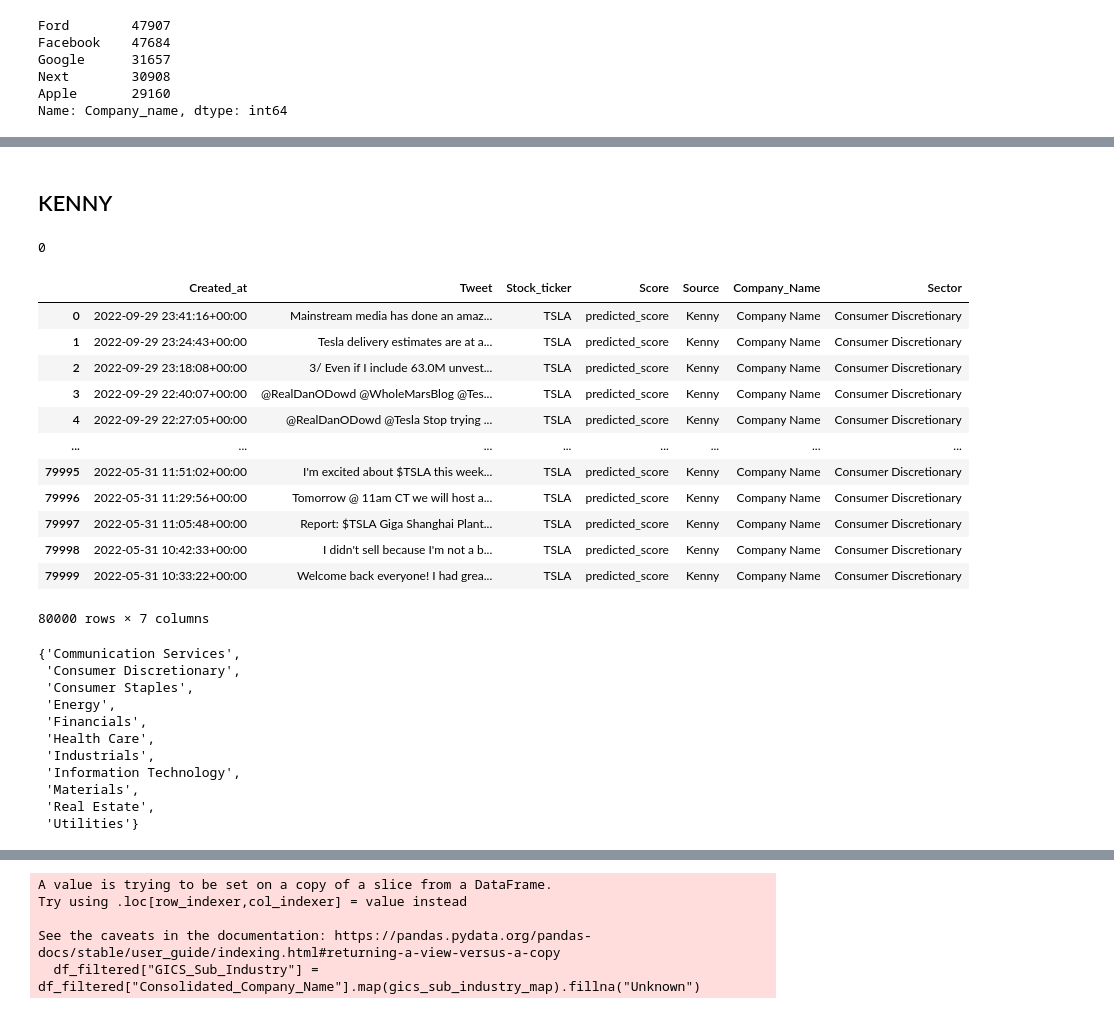
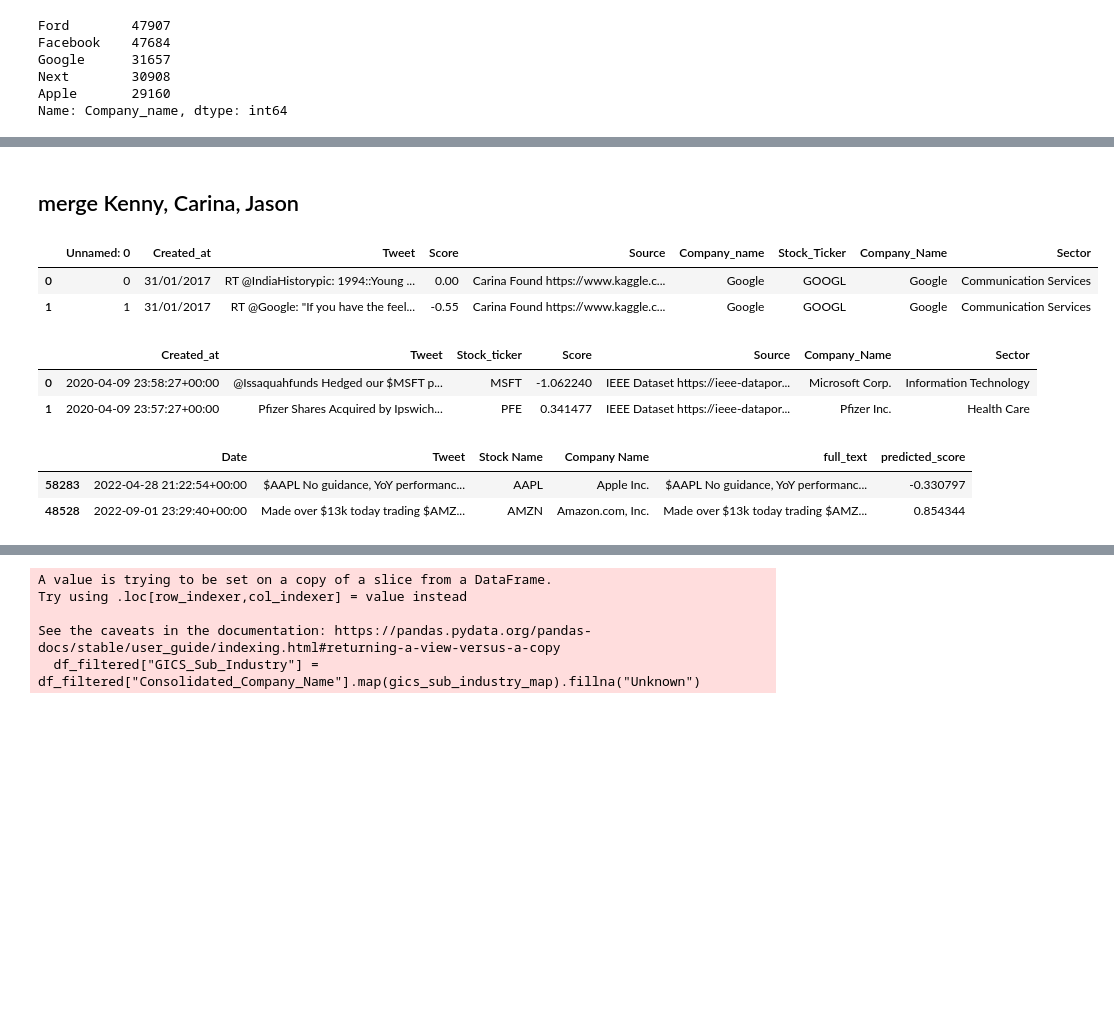
Before and after one commit to gderiddershanghai/DVA_Team_173, a Jupyter notebook: notebooks/ginger/merging_all_datasets.ipynb, the cells around one changed output, grey strips where cells are left out. Drawn from its saved outputs; the diff is of its cells as text; code cells hidden in the pictures; blank space fills up the shorter version.

```diff
--- a/notebooks/ginger/merging_all_datasets.ipynb
+++ b/notebooks/ginger/merging_all_datasets.ipynb
@@ -246,41 +346,28 @@ jason_df = jason_df.merge(stock_dic_df, on="Stock_ticker", how="left")
 # %% [markdown]
-## KENNY
+## merge Kenny, Carina, Jason
 # %%
-kenny_df['Stock_ticker'] = kenny_df['Stock Name']
+kaggle_fp = '/home/ginger/code/gderiddershanghai/DVA_Team_173/data_full/processed/kaggle_processed.csv'
+ieee_fp = '/home/ginger/code/gderiddershanghai/DVA_Team_173/data_full/processed/IEEE/processed_labelled_IEEE.csv'
+kenny_kaggle_fp = '/home/ginger/code/gderiddershanghai/DVA_Team_173/data_full/raw/twitter_data/kenny/kenny_stock_tweets_labelled.csv'
 # %%
-(stock_dic_df['Stock_ticker']=='TSLA').sum()
+kaggle_df = pd.read_csv(kaggle_fp)
+ieee_df = pd.read_csv(ieee_fp)
+kenny_kaggle_df = pd.read_csv(kenny_kaggle_fp)
-# %% [output]
-0
 # %%
-kenny_df
+kaggle_df.head(2)
 # %% [output]
-|  | Created_at | Tweet | Stock_ticker | Score | Source | Company_Name | Sector |
-| 0 | 2022-09-29 23:41:16+00:00 | Mainstream media has done an amaz... | TSLA | predicted_score | Kenny | Company Name | Consumer Discretionary |
-| 1 | 2022-09-29 23:24:43+00:00 | Tesla delivery estimates are at a... | TSLA | predicted_score | Kenny | Company Name | Consumer Discretionary |
-| 2 | 2022-09-29 23:18:08+00:00 | 3/ Even if I include 63.0M unvest... | TSLA | predicted_score | Kenny | Company Name | Consumer Discretionary |
-| 3 | 2022-09-29 22:40:07+00:00 | @RealDanODowd @WholeMarsBlog @Tes... | TSLA | predicted_score | Kenny | Company Name | Consumer Discretionary |
-| 4 | 2022-09-29 22:27:05+00:00 | @RealDanODowd @Tesla Stop trying ... | TSLA | predicted_score | Kenny | Company Name | Consumer Discretionary |
-| ... | ... | ... | ... | ... | ... | ... | ... |
-| 79995 | 2022-05-31 11:51:02+00:00 | I'm excited about $TSLA this week... | TSLA | predicted_score | Kenny | Company Name | Consumer Discretionary |
-| 79996 | 2022-05-31 11:29:56+00:00 | Tomorrow @ 11am CT we will host a... | TSLA | predicted_score | Kenny | Company Name | Consumer Discretionary |
-| 79997 | 2022-05-31 11:05:48+00:00 | Report: $TSLA Giga Shanghai Plant... | TSLA | predicted_score | Kenny | Company Name | Consumer Discretionary |
-| 79998 | 2022-05-31 10:42:33+00:00 | I didn't sell because I'm not a b... | TSLA | predicted_score | Kenny | Company Name | Consumer Discretionary |
-| 79999 | 2022-05-31 10:33:22+00:00 | Welcome back everyone! I had grea... | TSLA | predicted_score | Kenny | Company Name | Consumer Discretionary |
+|  | Unnamed: 0 | Created_at | Tweet | Score | Source | Company_name | Stock_Ticker | Company_Name | Sector |
+| 0 | 0 | 31/01/2017 | RT @IndiaHistorypic: 1994::Young ... | 0.00 | Carina Found https://www.kaggle.c... | Google | GOOGL | Google | Communication Services |
+| 1 | 1 | 31/01/2017 | RT @Google: "If you have the feel... | -0.55 | Carina Found https://www.kaggle.c... | Google | GOOGL | Google | Communication Services |
-80000 rows × 7 columns
 # %%
-set(stock_dic_df.Sector)
+ieee_df.head(2)
 # %% [output]
-{'Communication Services',
- 'Consumer Discretionary',
- 'Consumer Staples',
- 'Energy',
- 'Financials',
- 'Health Care',
- 'Industrials',
- 'Information Technology',
- 'Materials',
- 'Real Estate',
- 'Utilities'}
+|  | Created_at | Tweet | Stock_ticker | Score | Source | Company_Name | Sector |
+| 0 | 2020-04-09 23:58:27+00:00 | @Issaquahfunds Hedged our $MSFT p... | MSFT | -1.062240 | IEEE Dataset https://ieee-datapor... | Microsoft Corp. | Information Technology |
+| 1 | 2020-04-09 23:57:27+00:00 | Pfizer Shares Acquired by Ipswich... | PFE | 0.341477 | IEEE Dataset https://ieee-datapor... | Pfizer Inc. | Health Care |
 # %%
-# using chat again
-kenny_df['Sector'] = 'Consumer Discretionary'
+kenny_kaggle_df.sample(2)
+# %% [output]
+|  | Date | Tweet | Stock Name | Company Name | full_text | predicted_score |
+| 58283 | 2022-04-28 21:22:54+00:00 | $AAPL No guidance, YoY performanc... | AAPL | Apple Inc. | $AAPL No guidance, YoY performanc... | -0.330797 |
+| 48528 | 2022-09-01 23:29:40+00:00 | Made over $13k today trading $AMZ... | AMZN | Amazon.com, Inc. | Made over $13k today trading $AMZ... | 0.854344 |
```
Also changed, not shown: parts of 100 cells of this notebook, 2 other files.
